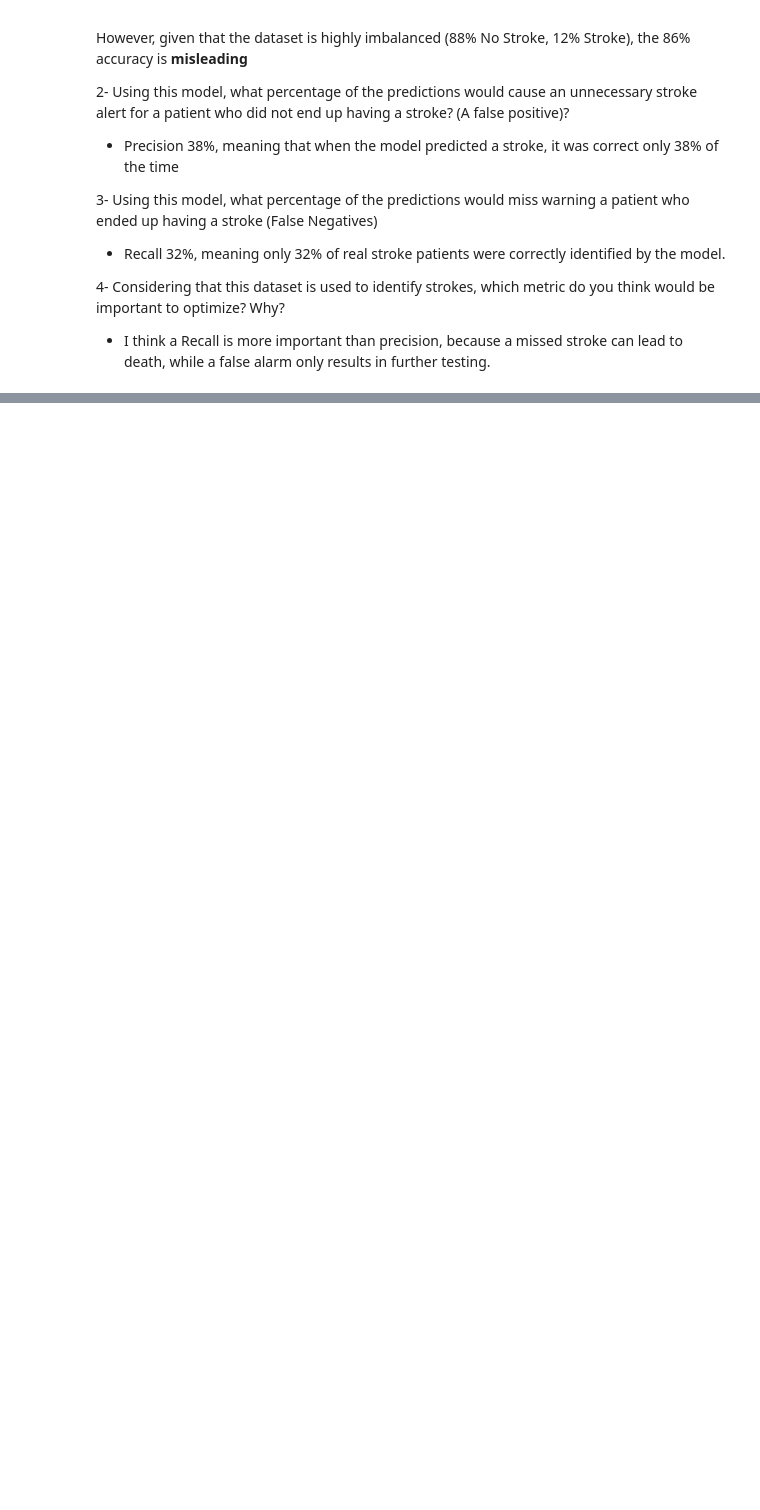
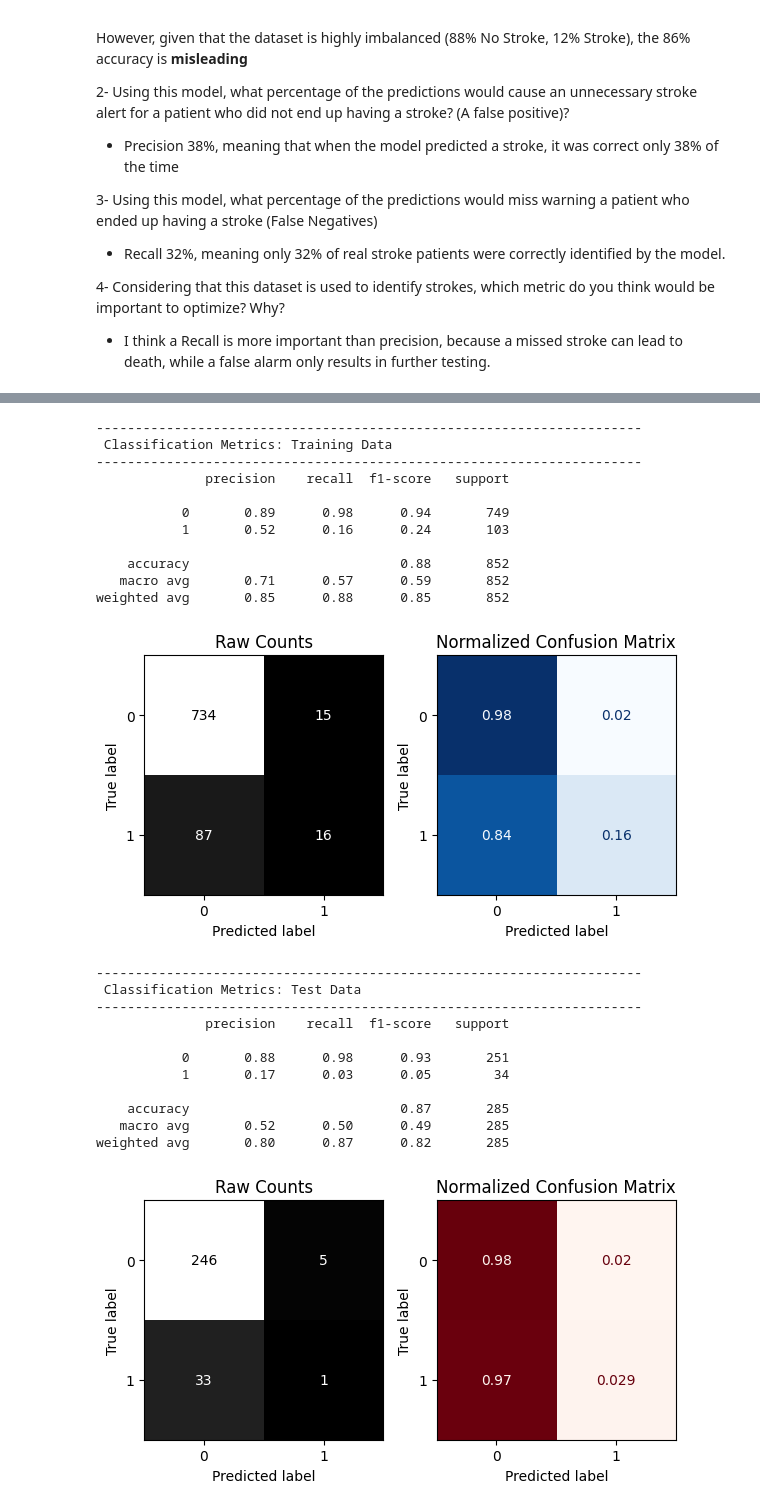
Before and after one commit to laramutair/Classification-model-learning, a Jupyter notebook: Stroke_Classification_Dataset.ipynb, the cells around one changed output, grey strips where cells are left out. Drawn from its saved outputs; the diff is of its cells as text; code cells hidden in the pictures; blank space fills up the shorter version.

```diff
--- a/Stroke_Classification_Dataset.ipynb
+++ b/Stroke_Classification_Dataset.ipynb
@@ -350,0 +409,5 @@ were correctly identified by the model.
+# %%
+defalt = LogisticRegression(random_state=42, max_iter=1000)
+defalt_pipe = make_pipeline(preprocessor, defalt)
+# Fit the model on the training data
+defalt_pipe.fit(X_train, y_train)
@@ -350,0 +434,27 @@ were correctly identified by the model.
+# %%
+evaluate_classification(defalt_pipe, X_train, y_train,  X_test, y_test)
+# %% [output]
+----------------------------------------------------------------------
+ Classification Metrics: Training Data
+----------------------------------------------------------------------
+              precision    recall  f1-score   support
+
+           0       0.89      0.98      0.94       749
+           1       0.52      0.16      0.24       103
+
+    accuracy                           0.88       852
+   macro avg       0.71      0.57      0.59       852
+weighted avg       0.85      0.88      0.85       852
+[figure, added]
+----------------------------------------------------------------------
+ Classification Metrics: Test Data
+----------------------------------------------------------------------
+              precision    recall  f1-score   support
+
+           0       0.88      0.98      0.93       251
+           1       0.17      0.03      0.05        34
+
+    accuracy                           0.87       285
+   macro avg       0.52      0.50      0.49       285
+weighted avg       0.80      0.87      0.82       285
+[figure, added]
```
Also changed, not shown: parts of 7 cells of this notebook.
